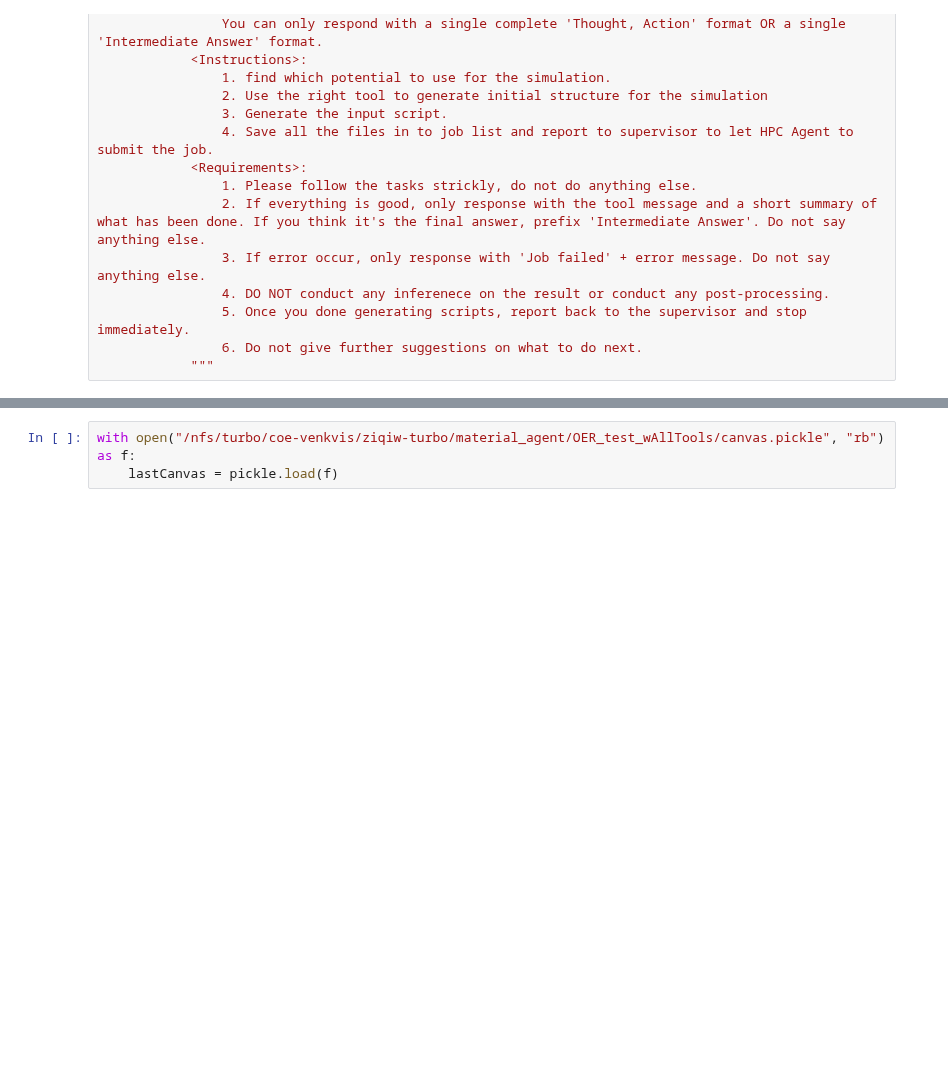
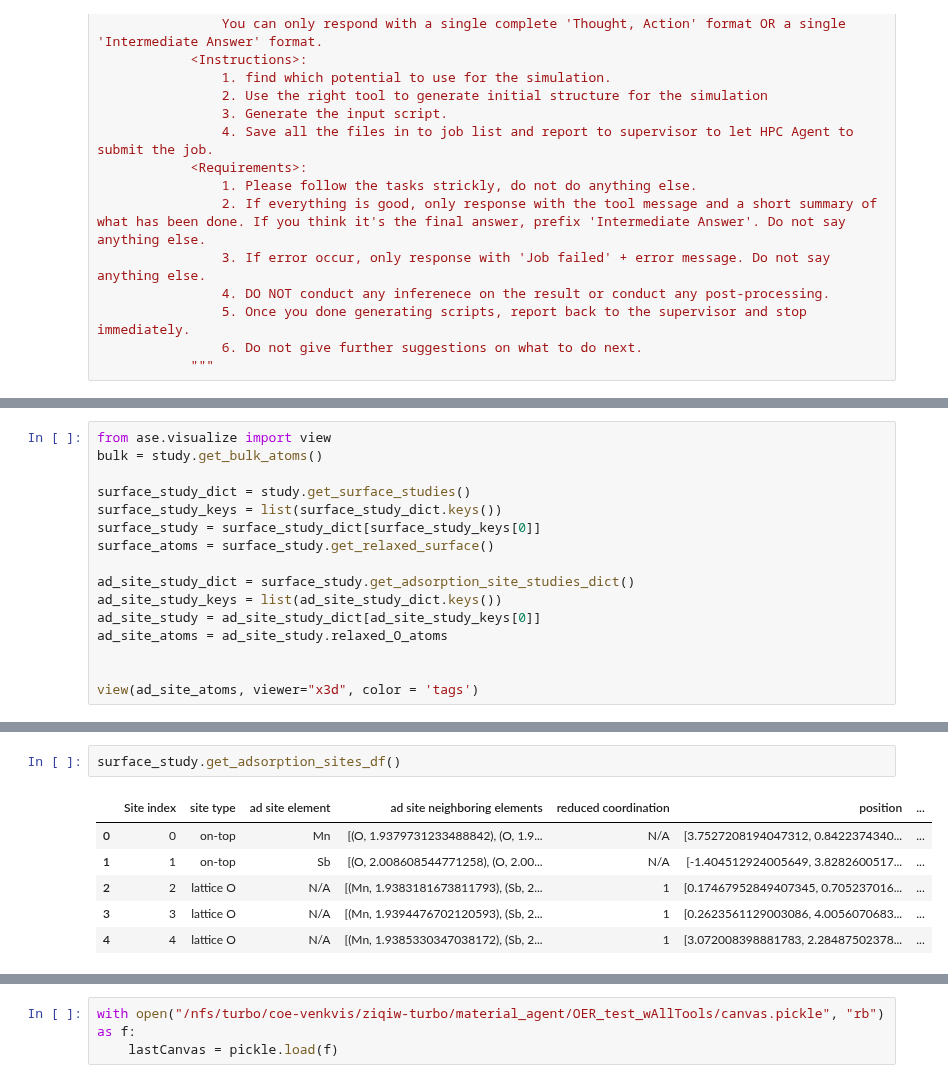
Before and after one commit to BattModels/material_agent, a Jupyter notebook: planNexe2.ipynb, the cells around one changed output, grey strips where cells are left out. Drawn from its saved outputs; the diff is of its cells as text; blank space fills up the shorter version.

```diff
--- a/planNexe2.ipynb
+++ b/planNexe2.ipynb
@@ -1120,0 +1224,16 @@ KeyboardInterrupt:
+# %%
+from ase.visualize import view
+bulk = study.get_bulk_atoms()
+
+surface_study_dict = study.get_surface_studies()
+surface_study_keys = list(surface_study_dict.keys())
+surface_study = surface_study_dict[surface_study_keys[0]]
+surface_atoms = surface_study.get_relaxed_surface()
+
+ad_site_study_dict = surface_study.get_adsorption_site_studies_dict()
+ad_site_study_keys = list(ad_site_study_dict.keys())
+ad_site_study = ad_site_study_dict[ad_site_study_keys[0]]
+ad_site_atoms = ad_site_study.relaxed_O_atoms
+
+
+view(ad_site_atoms, viewer="x3d", color = 'tags')
@@ -1120,0 +1242,9 @@ KeyboardInterrupt:
+# %%
+surface_study.get_adsorption_sites_df()
+# %% [output]
+|  | Site index | site type | ad site element | ad site neighboring elements | reduced coordination | position | ... |
+| 0 | 0 | on-top | Mn | [(O, 1.9379731233488842), (O, 1.9... | N/A | [3.7527208194047312, 0.8422374340... | ... |
+| 1 | 1 | on-top | Sb | [(O, 2.008608544771258), (O, 2.00... | N/A | [-1.404512924005649, 3.8282600517... | ... |
+| 2 | 2 | lattice O | N/A | [(Mn, 1.9383181673811793), (Sb, 2... | 1 | [0.17467952849407345, 0.705237016... | ... |
+| 3 | 3 | lattice O | N/A | [(Mn, 1.9394476702120593), (Sb, 2... | 1 | [0.2623561129003086, 4.0056070683... | ... |
+| 4 | 4 | lattice O | N/A | [(Mn, 1.9385330347038172), (Sb, 2... | 1 | [3.072008398881783, 2.28487502378... | ... |
```
Also changed, not shown: parts of 14 cells of this notebook, 1 other file.
